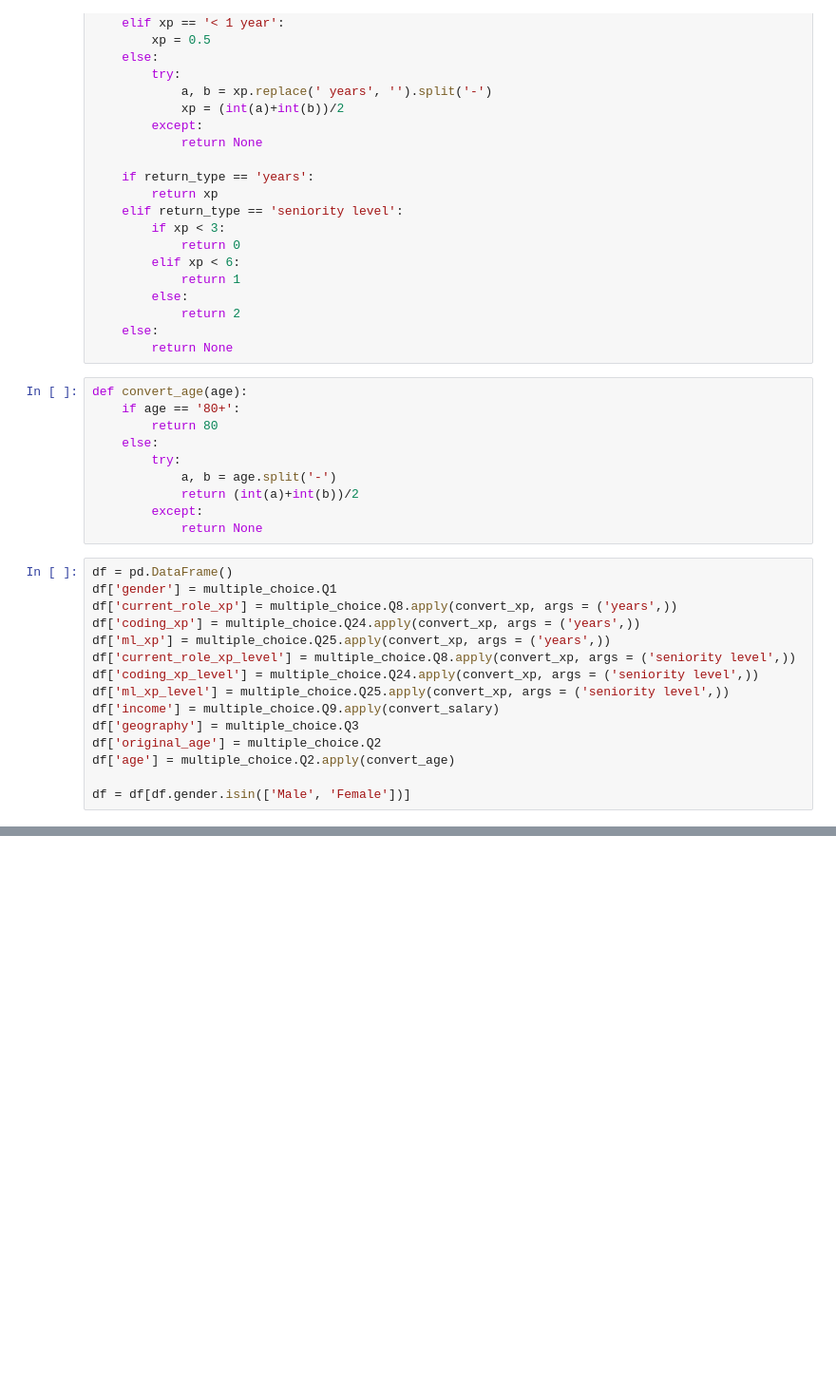
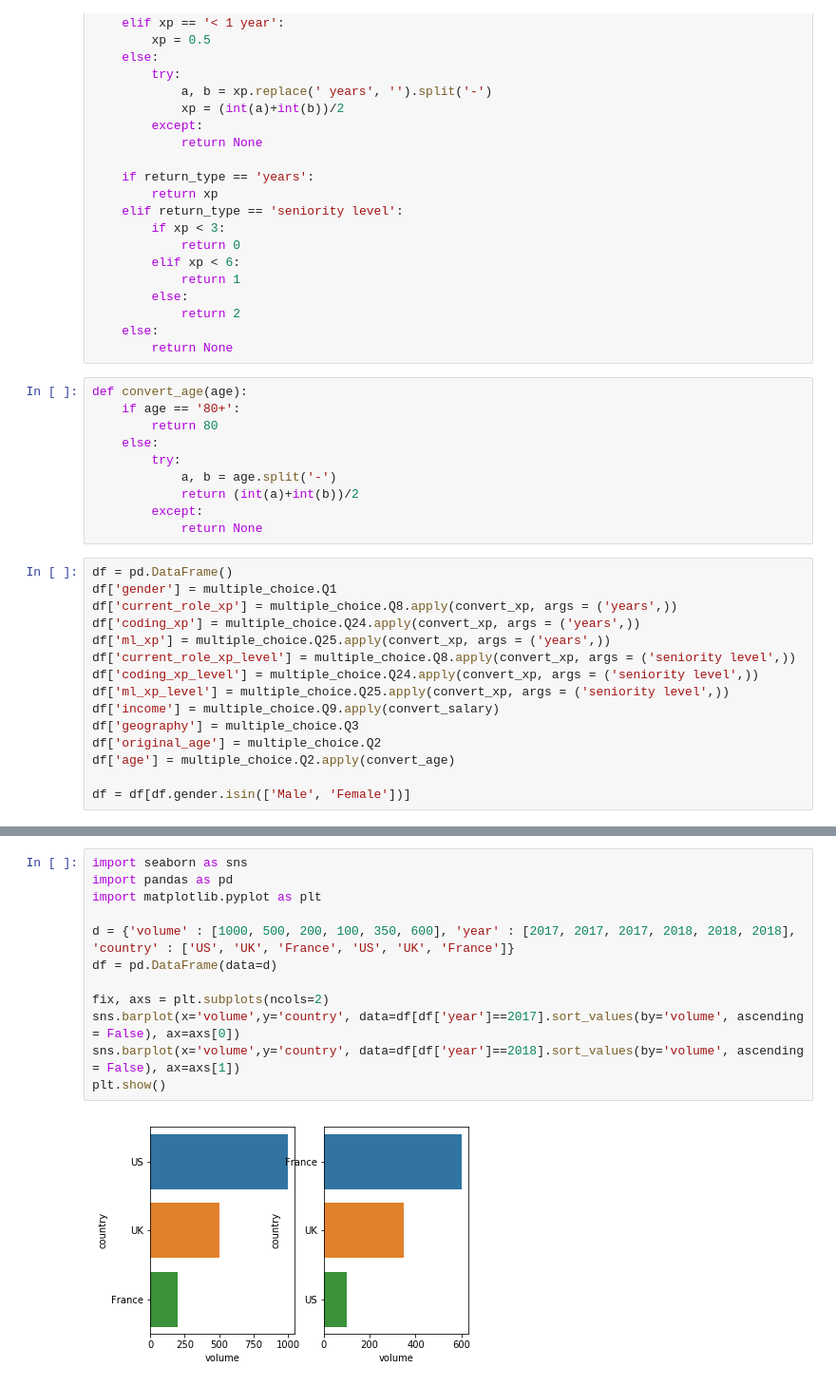
Before and after one commit to lopez-/kaggle_projects, a Jupyter notebook: 2018_survey/clean.ipynb, the cells around one changed output, grey strips where cells are left out. Shown at 95% size. Drawn from its saved outputs; the diff is of its cells as text; blank space fills up the shorter version.

```diff
--- a/2018_survey/clean.ipynb
+++ b/2018_survey/clean.ipynb
@@ -112,0 +169,14 @@ plt.show()
+# %%
+import seaborn as sns
+import pandas as pd
+import matplotlib.pyplot as plt
+
+d = {'volume' : [1000, 500, 200, 100, 350, 600], 'year' : [2017, 2017, 2017, 2018, 2018, 2018], 'country' : ['US', 'UK', 'France', 'US', 'UK', 'France']}
+df = pd.DataFrame(data=d)
+
+fix, axs = plt.subplots(ncols=2)
+sns.barplot(x='volume',y='country', data=df[df['year']==2017].sort_values(by='volume', ascending = False), ax=axs[0])
+sns.barplot(x='volume',y='country', data=df[df['year']==2018].sort_values(by='volume', ascending = False), ax=axs[1])
+plt.show()
+# %% [output]
+[figure, added]
```
Also changed, not shown: parts of 5 cells of this notebook.
